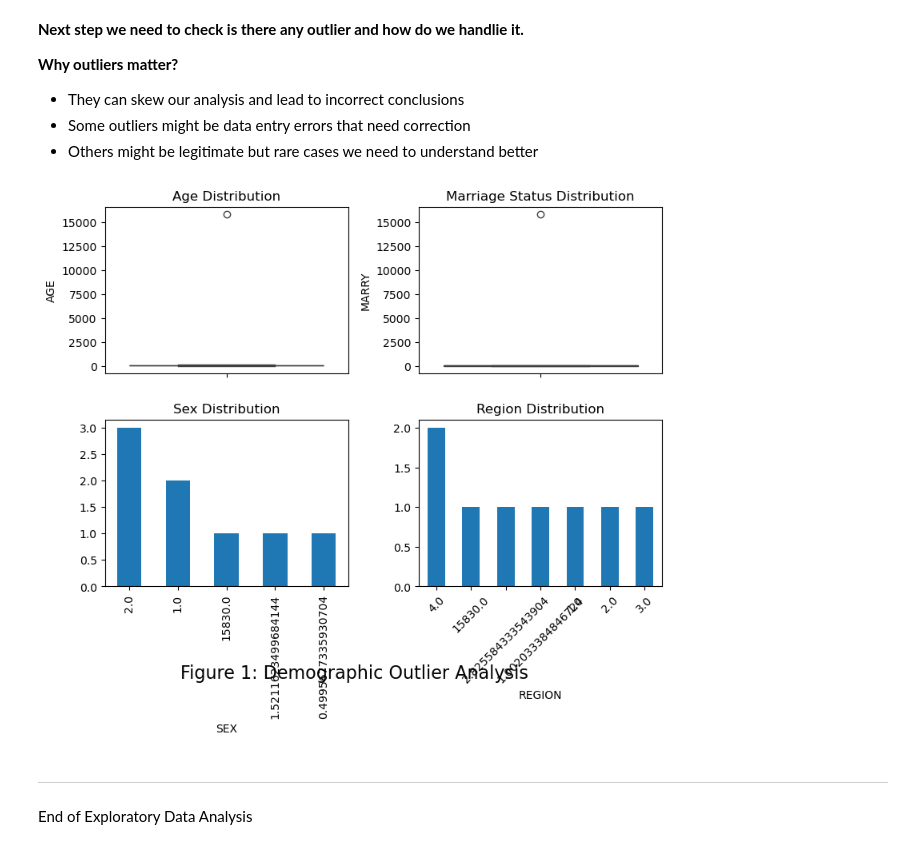
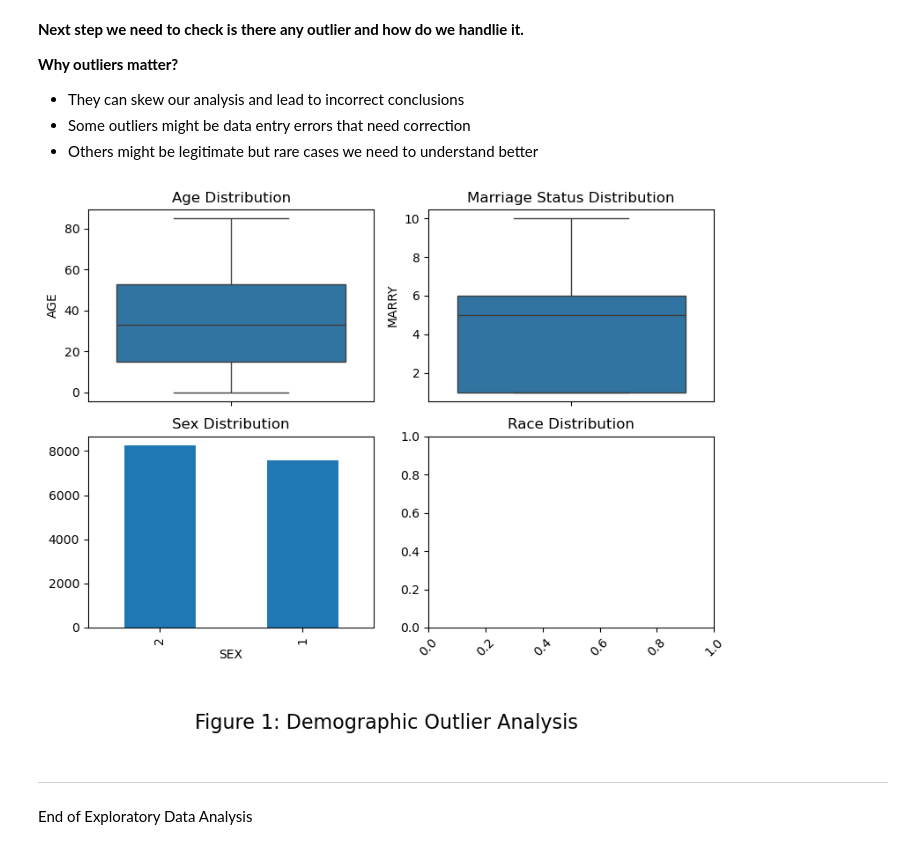
Before and after one commit to gracejiang0929/FA24_DSC180A_Repo, a Jupyter notebook: pt3-bias-mitigation.ipynb, the cells around one changed output. Drawn from its saved outputs; the diff is of its cells as text; code cells hidden in the pictures.

Commit message:
fix pt2 error

```diff
--- a/pt3-bias-mitigation.ipynb
+++ b/pt3-bias-mitigation.ipynb
@@ -457,11 +460,12 @@ plot_demographic_distributions(df_panel_19_reduced)
 # %% [markdown]
 We are interested on attributes like `REGION`, `AGE`, `SEX`, `MARRY`, and `UTILIZATION` to better understand the data and identify any patterns or potential biases before proceeding with any modeling or analysis.
 # %%
-df_panel_19_reduced = df_panel_19_reduced[['REGION', 'AGE', 'SEX', 'MARRY', 'UTILIZATION']].describe()
+###
+df_panel_19_Demog = df_panel_19_reduced[['REGION', 'AGE', 'SEX', 'MARRY', 'UTILIZATION']].describe()
 
 # Ensure all numeric columns are converted properly for analysis
-df_panel_19_reduced = df_panel_19_reduced.apply(pd.to_numeric, errors='coerce').fillna(0)
-print(df_panel_19_reduced)
+df_panel_19_Demog = df_panel_19_Demog.apply(pd.to_numeric, errors='coerce').fillna(0)
+print(df_panel_19_Demog)
 # %% [output]
              REGION           AGE           SEX         MARRY   UTILIZATION
 count  15830.000000  15830.000000  15830.000000  15830.000000  15830.000000
@@ -508,12 +512,13 @@ def analyze_demographic_outliers(df, fig_num=1):
     Analyze outliers specifically for demographic variables: age, race, sex, and marriage
     """
     # Select only demographic columns and handle NaN values
-    demographic_cols = ['AGE', 'REGION', 'SEX', 'MARRY']
+    # demographic_cols = ['AGE', 'RACE', 'SEX', 'MARRY']
+    demographic_cols = ['AGE', 'SEX', 'MARRY']
     demo_data = df[demographic_cols].copy()
 
     # Fill NaN values with appropriate values for each column
     demo_data['AGE'] = demo_data['AGE'].fillna(demo_data['AGE'].median())
-    demo_data['REGION'] = demo_data['REGION'].fillna('Unknown')
+    # demo_data['RACE'] = demo_data['RACE'].fillna('Unknown')
     demo_data['SEX'] = demo_data['SEX'].fillna(demo_data['SEX'].mode()[0])
     demo_data['MARRY'] = demo_data['MARRY'].fillna(demo_data['MARRY'].mode()[0])
 
@@ -532,40 +537,40 @@ def analyze_demographic_outliers(df, fig_num=1):
     demo_data['SEX'].value_counts().plot(kind='bar', ax=axes[1, 0])
     axes[1, 0].set_title('Sex Distribution')
 
-    demo_data['REGION'].value_counts().plot(kind='bar', ax=axes[1, 1])
-    axes[1, 1].set_title('Region Distribution')
+    # demo_data['RACE'].value_counts().plot(kind='bar', ax=axes[1, 1])
+    axes[1, 1].set_title('Race Distribution')
     axes[1, 1].tick_params(axis='x', rotation=45)
 
     plt.tight_layout()
     plt.subplots_adjust(bottom=0.15)
     plt.show()
     plt.close(fig)
 
     # Calculate outliers for numerical variables only
     outliers_summary = {}
     for col in ['AGE', 'MARRY']:  # Only analyze numerical columns
         Q1 = demo_data[col].quantile(0.25)
         Q3 = demo_data[col].quantile(0.75)
         IQR = Q3 - Q1
         lower_bound = Q1 - 1.5 * IQR
         upper_bound = Q3 + 1.5 * IQR
 
         outliers = demo_data[(demo_data[col] < lower_bound) | (demo_data[col] > upper_bound)][col]
         outliers_summary[col] = {
             'count': len(outliers),
             'percentage': (len(outliers) / len(demo_data)) * 100,
             'lower_bound': lower_bound,
             'upper_bound': upper_bound,
             'min': demo_data[col].min(),
             'max': demo_data[col].max()
         }
 
     return outliers_summary, demo_data
 
 # Run the analysis and assign the figure number
 outliers_summary, demo_data = analyze_demographic_outliers(df_panel_19_reduced, fig_num=1)
 # %% [output]
-[figure, old version]
+[figure, new version]
 # %% [markdown]
 -----
 End of Exploratory Data Analysis
```
Also changed, not shown: parts of 10 cells of this notebook.
